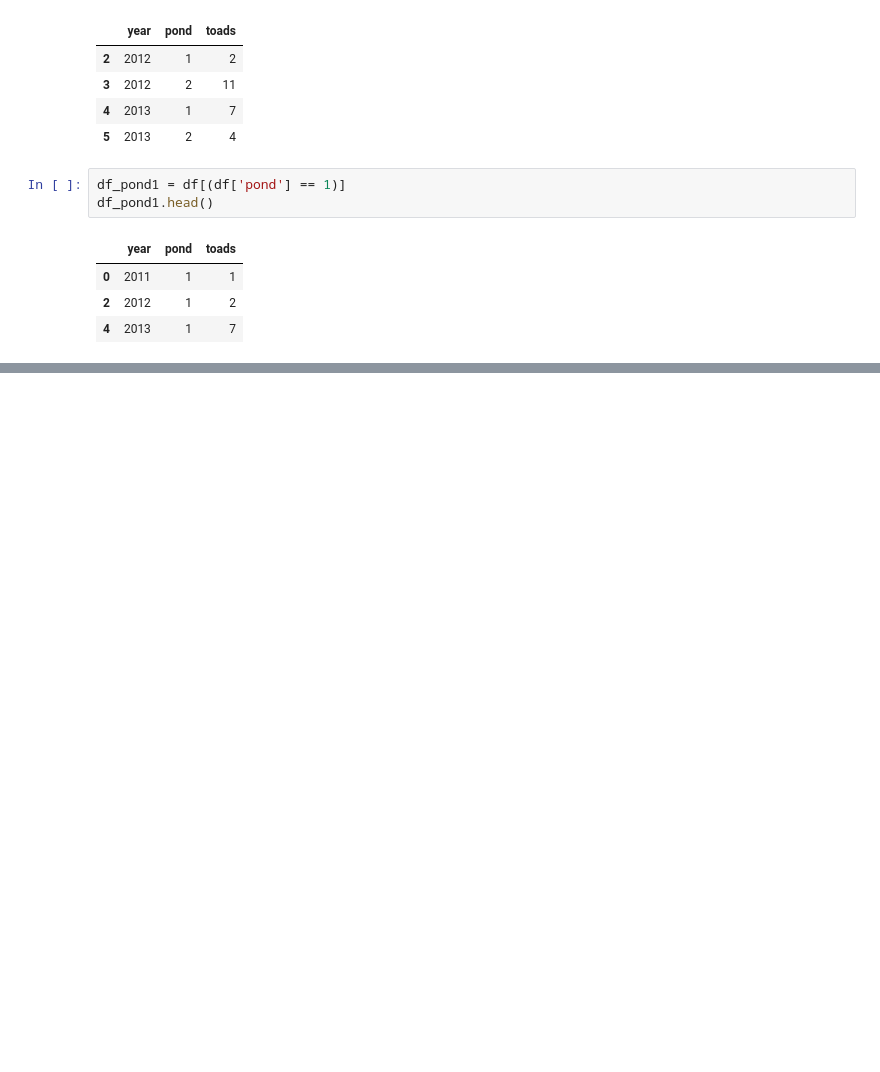
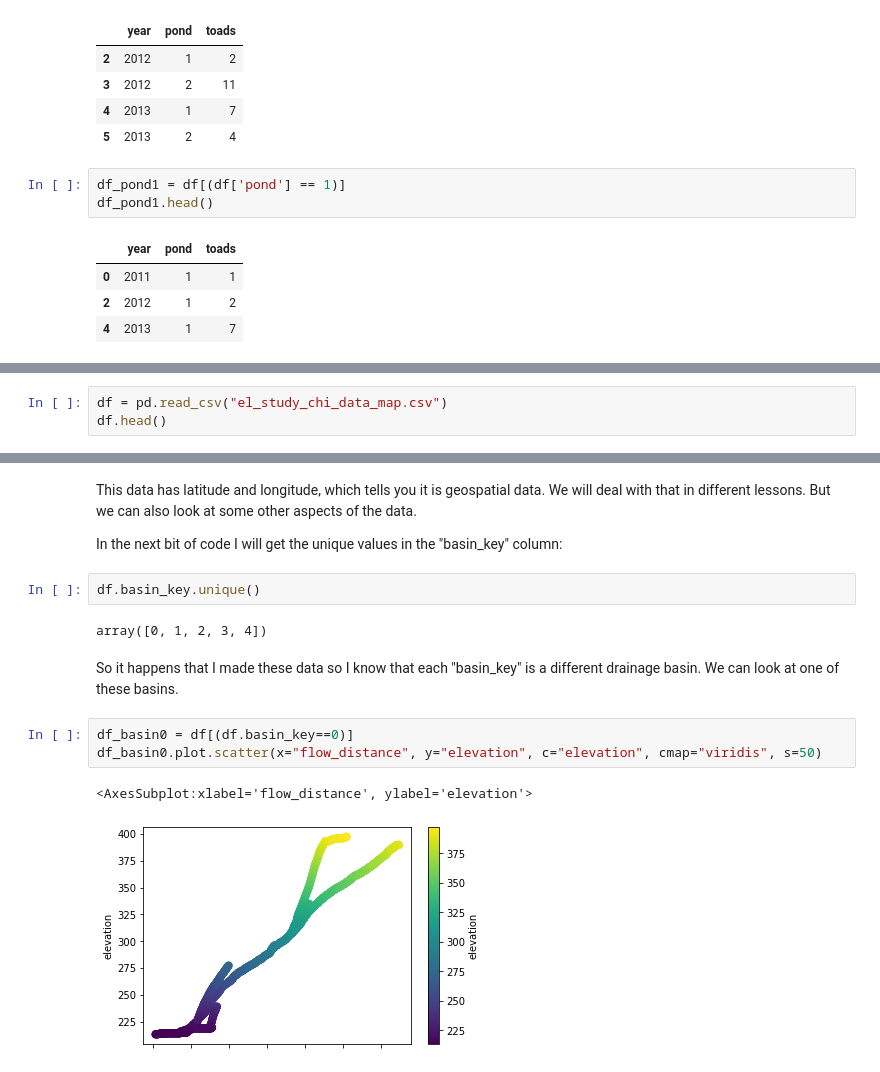
Before and after one commit to simon-m-mudd/smm_teaching_notebooks, a Jupyter notebook: basic_python/basic_python_lesson_03_pandas.ipynb, the cells around one changed output, grey strips where cells are left out. Drawn from its saved outputs; the diff is of its cells as text; blank space fills up the shorter version.

```diff
--- a/basic_python/basic_python_lesson_03_pandas.ipynb
+++ b/basic_python/basic_python_lesson_03_pandas.ipynb
@@ -150,0 +165,3 @@ df_pond1.head()
+# %%
+df = pd.read_csv("el_study_chi_data_map.csv")
+df.head()
@@ -150,0 +175,16 @@ df_pond1.head()
+# %% [markdown]
+This data has latitude and longitude, which tells you it is geospatial data. We will deal with that in different lessons. But we can also look at some other aspects of the data.
+
+In the next bit of code I will get the unique values in the "basin_key" column:
+# %%
+df.basin_key.unique()
+# %% [output]
+array([0, 1, 2, 3, 4])
+# %% [markdown]
+So it happens that I made these data so I know that each "basin_key" is a different drainage basin. We can look at one of these basins.
+# %%
+df_basin0 = df[(df.basin_key==0)]
+df_basin0.plot.scatter(x="flow_distance", y="elevation", c="elevation", cmap="viridis", s=50)
+# %% [output]
+<AxesSubplot:xlabel='flow_distance', ylabel='elevation'>
+[figure, added]
```
Also changed, not shown: parts of 8 cells of this notebook.
